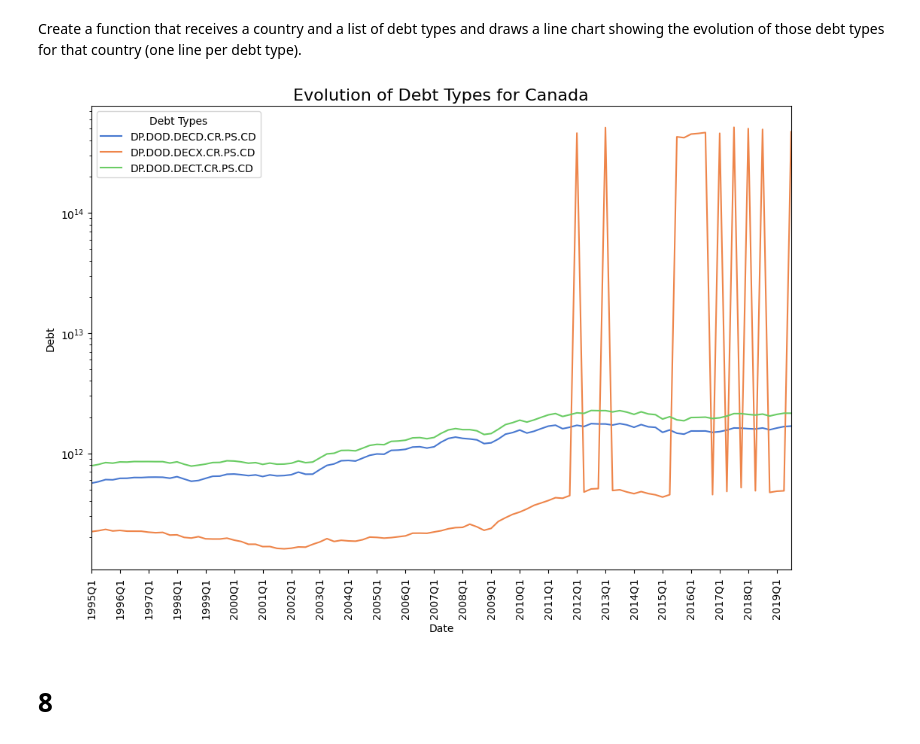
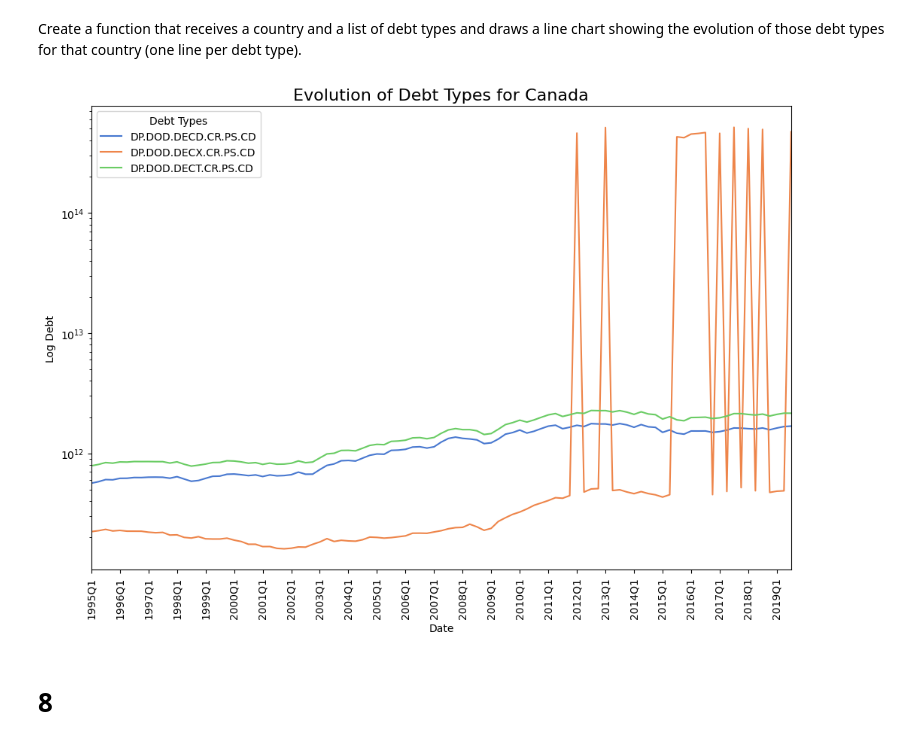
Before and after one commit to ymb287/IEU_Advanced_Coding_2, a Jupyter notebook: Project_2.ipynb, the cells around one changed output. Cells and saved outputs as stored; diff of their text form; code cells hidden in the pictures.

```diff
--- a/Project_2.ipynb
+++ b/Project_2.ipynb
@@ -176,44 +258,53 @@ Create a function that receives a country and a list of debt types and draws a l
 # %%
 # Exercise 7
 def line_chart_debt_types(country, debt_types):
+    """
+    Draws a line chart showing the evolution of specified debt types for a given country.
 
+    Parameters:
+    - country (str): Country name.
+    - debt_types (list): List of debt types (Series Code).
+
+    Returns:
+    - None: Displays the line chart.
+    """
     # Filter data for the selected country and debt types
     country_df = debt_long[debt_long['Country Name'] == country]
     debt_types_available = country_df['Series Code'].tolist()
 
-    # Check if one debt type form the list is in the list of debts types with the given country
+    # Check if debt types are available for the selected country
     debt_types_available = [debt_type for debt_type in debt_types if debt_type in debt_types_available]
     if not debt_types_available:
         debt_types_str = ", ".join(debt_types)
         return print(f"No data available for {country} and the debt types {debt_types_str}")
 
     # Check if the selected debt types are available for the selected country
     debt_types_not_available = [debt_type for debt_type in debt_types if debt_type not in debt_types_available]
     if debt_types_not_available:
         not_available_str = ', '.join(debt_types_not_available)
         st.warning(f"{country} does not have the following debt types: {not_available_str}")
 
-
+    # Plot the line chart
     fig, ax = plt.subplots(figsize=(12, 8))
     plt.title(f'Evolution of Debt Types for {country}', fontsize=16)
     country_data = debt_long[(debt_long['Country Name'] == country) & debt_long['Series Code'].isin(debt_types)]
     sns.lineplot(x='Date', y='Debt', hue='Series Code', data=country_data, palette='muted')
     plt.xticks(rotation=90)
     plt.xlabel('Date')
     plt.ylabel('Log Debt')
     plt.yscale('log')
     plt.xlim(country_data['Date'].iloc[0], country_data['Date'].iloc[-1])
     plt.gca().xaxis.set_major_locator(plt.MultipleLocator(4))
     plt.legend(title='Debt Types')
     plt.show()
 
 
 # Example usage:
 debt_types_to_plot = ['DP.DOD.DECD.CR.PS.CD', 'DP.DOD.DECX.CR.PS.CD', 'DP.DOD.DECT.CR.PS.CD']
 country_to_plot = 'Canada'
 line_chart_debt_types(country_to_plot, debt_types_to_plot)
 # %% [output]
-[figure, old version]
+[figure, new version]
 # %% [markdown]
 # 8
 # %% [markdown]
```
Also changed, not shown: parts of 8 cells of this notebook, 1 other file.
